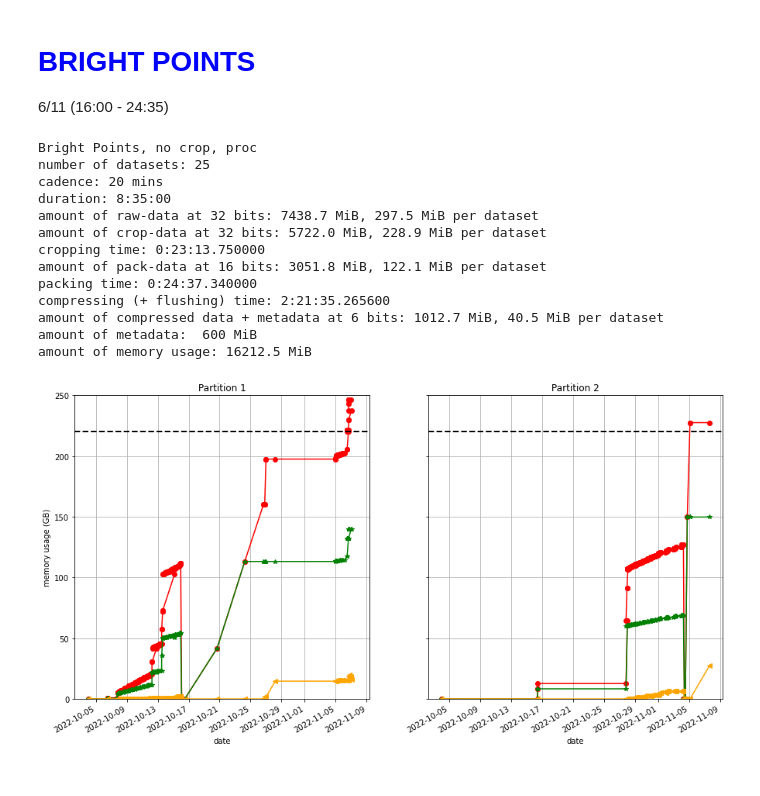
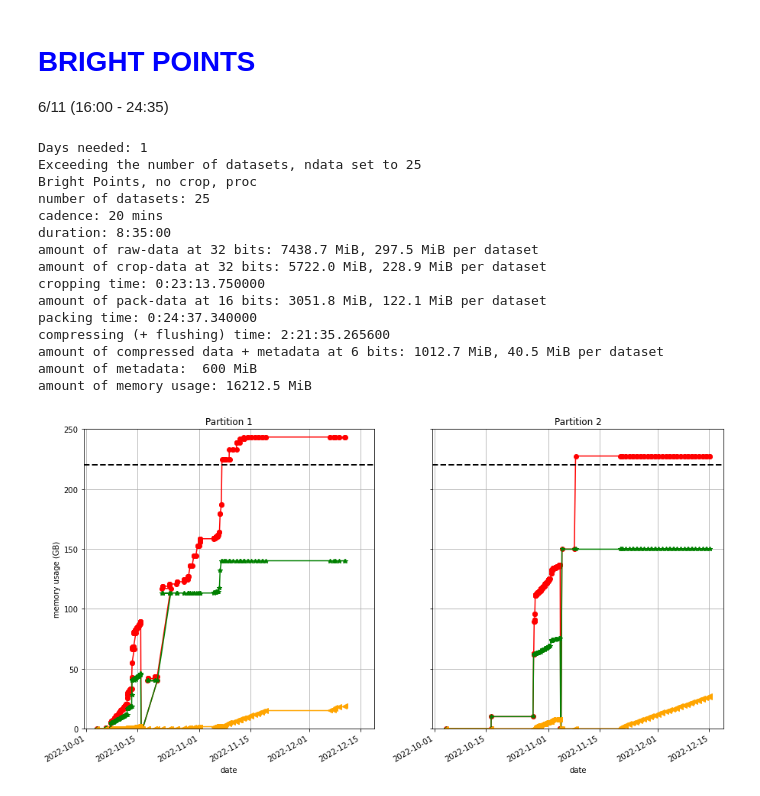
Before and after one commit to dcalc/PHI_TMtool, a Jupyter notebook: NMP1_RSW456.ipynb, the cells around one changed output. Saved outputs shown, nothing was run; the diff lists cells and outputs as text; code cells hidden in the pictures.

```diff
--- a/NMP1_RSW456.ipynb
+++ b/NMP1_RSW456.ipynb
@@ -359,13 +367,22 @@ t1 = DT.fromisoformat('2022-10-13T12:30:00')
 i = 1
 
 L2 = PHI_MODE('HRT')
-kw = L2.observation(t0,t1,cadence=1,shape=(2048,2048,4,6)); PHI.saving(i,**kw)
-kw = L2.observation(kw['end'],kw['end']+TD(hours=2,minutes=50),cadence=5,shape=(2048,2048,4,6)); PHI.saving(i,**kw)
-kw = L2.processing(kw['end'],ndata=-1,partialStore=0x00,nout=5,level='raw',); PHI.saving(i,**kw)
-kw = L2.compressing(kw['end'],ndata=-1,nbits=6,level='proc'); PHI.saving(i,**kw)
+kw = L2.observation(t0,t1,cadence=1,shape=(2048,1536,4,6)); PHI.saving(i,**kw)
+kw = L2.observation(kw['end'],kw['end']+TD(hours=2,minutes=30),cadence=5,shape=(2048,2048,4,6)); PHI.saving(i,**kw)
+# kw = L2.processing(kw['end'],ndata=-1,partialStore=0x00,nout=5,level='raw',); PHI.saving(i,**kw)
+# kw = L2.cropping(kw['end'],[1536,1536],ndata=-1,level='raw'); PHI.saving(i,**kw)
+# kw = L2.packing(kw['end'],ndata=-1,level='raw.crop',); PHI.saving(i,**kw)
+# kw = L2.compressing(kw['end'],ndata=-1,nbits=6,level='raw.pack'); PHI.saving(i,**kw)
 
-TC += (L2.proc.end - L2.proc.start).total_seconds()/60/60
-TF += (L2.compr.end - L2.compr.start).total_seconds()/60/60
+kw = L2.processing(DT(2022,10,13,15,0,0),ndata=24,partialStore=0x00,nout=5,level='raw',); PHI.saving(i,**kw)
+kw = L2.compressing(DT(2022,10,14,1,0,0),ndata=24,nbits=6,level='proc'); PHI.saving(i,**kw)
+kw = L2.processing(DT(2022,10,14,1,0,0),ndata=24,partialStore=0x00,nout=5,level='raw',); PHI.saving(i,**kw)
+kw = L2.compressing(DT(2022,10,15,1,0,0),ndata=24,nbits=6,level='proc'); PHI.saving(i,**kw)
+kw = L2.processing(DT(2022,10,16,0,0,0),ndata=12,partialStore=0x00,nout=5,level='raw',); PHI.saving(i,**kw)
+kw = L2.compressing(DT(2022,10,16,6,0,0),ndata=12,nbits=6,level='proc'); PHI.saving(i,**kw)
+
+# TC += (L2.proc.end - L2.proc.start).total_seconds()/60/60
+# TF += (L2.compr.end - L2.compr.start).total_seconds()/60/60
 
 printp(L2,label='RS-burst 2, 30m@1m + 2h50m@5m, no crop, proc')
 plot_tot(PHI,ylim=(0,250),time_ord=True)
@@ -848,8 +935,11 @@ i = 1
 
 CM = PHI_MODE('HRT')
 kw = CM.observation(t0,36,cadence=7,shape=(2048,2048,4,6)); PHI.saving(i,**kw)
-kw = CM.packing(kw['end'],ndata=-1,level='raw',); PHI.saving(i,**kw)
-kw = CM.compressing(kw['end'],ndata=-1,nbits=6,level='raw.pack'); PHI.saving(i,**kw)
+# kw = CM.packing(kw['end'],ndata=-1,level='raw',); PHI.saving(i,**kw)
+# kw = CM.compressing(kw['end'],ndata=-1,nbits=6,level='raw.pack'); PHI.saving(i,**kw)
+
+kw = CM.packing(DT(2022,11,9,3,0,0),ndata=-1,level='raw',); PHI.saving(i,**kw)
+CM, kw = flush_many([1100,1100],72,CM,DT(2022,12,7,17,0,0),ndata=-1,nbits=6,level='raw.pack',partition=i)
 
 TK += (CM.raw.pack.end - CM.raw.pack.start).total_seconds()/60/60
 TF += (CM.compr.pack.end - CM.compr.pack.start).total_seconds()/60/60
@@ -875,34 +967,40 @@ amount of memory usage: 21698.0 MiB
 # %%
 t0 = DT.fromisoformat('2022-11-06T16:00:00')
 t1 = DT.fromisoformat('2022-11-07T00:35:00')
 i = 1
 
 BP = PHI_MODE('HRT')
 kw = BP.observation(t0,t1,cadence=20,shape=(2048,1536,4,6)); PHI.saving(i,**kw)
-kw = BP.cropping(t0,[1536,1536],ndata=-1,level='raw'); PHI.saving(i,**kw)
-kw = BP.packing(kw['end'],ndata=-1,level='raw.crop',); PHI.saving(i,**kw)
-kw = BP.compressing(kw['end'],ndata=-1,nbits=6,level='raw.pack'); PHI.saving(i,**kw)
+# kw = BP.cropping(t0,[1536,1536],ndata=-1,level='raw'); PHI.saving(i,**kw)
+# kw = BP.packing(kw['end'],ndata=-1,level='raw.crop',); PHI.saving(i,**kw)
+# kw = BP.compressing(kw['end'],ndata=-1,nbits=6,level='raw.pack'); PHI.saving(i,**kw)
+
+kw = BP.cropping(DT(2022,11,11,3,0,0),[1536,1536],ndata=-1,level='raw'); PHI.saving(i,**kw)
+kw = BP.packing(DT(2022,11,12,3,0,0),ndata=-1,level='raw.crop',); PHI.saving(i,**kw)
+BP, kw = flush_many([1100,1100],40.5,BP,DT(2022,12,10,17,0,0),ndata=-1,nbits=6,level='raw.pack',partition=i)
 
 TK += (BP.raw.pack.end - BP.raw.pack.start).total_seconds()/60/60
 TF += (BP.compr.pack.end - BP.compr.pack.start).total_seconds()/60/60
 
 printp(BP,label='Bright Points, no crop, proc')
 plot_tot(PHI,ylim=(0,250),time_ord=True)
 # %% [output]
+Days needed: 1
+Exceeding the number of datasets, ndata set to 25
 Bright Points, no crop, proc
 number of datasets: 25
 cadence: 20 mins
 duration: 8:35:00
 amount of raw-data at 32 bits: 7438.7 MiB, 297.5 MiB per dataset
 amount of crop-data at 32 bits: 5722.0 MiB, 228.9 MiB per dataset
 cropping time: 0:23:13.750000
 amount of pack-data at 16 bits: 3051.8 MiB, 122.1 MiB per dataset
 packing time: 0:24:37.340000
 compressing (+ flushing) time: 2:21:35.265600
 amount of compressed data + metadata at 6 bits: 1012.7 MiB, 40.5 MiB per dataset
 amount of metadata:  600 MiB
 amount of memory usage: 16212.5 MiB
-[figure, old version]
+[figure, new version]
 # %%
 final_plot(PHI,TM)
 # %% [output]
```
Also changed, not shown: parts of 21 cells of this notebook.
